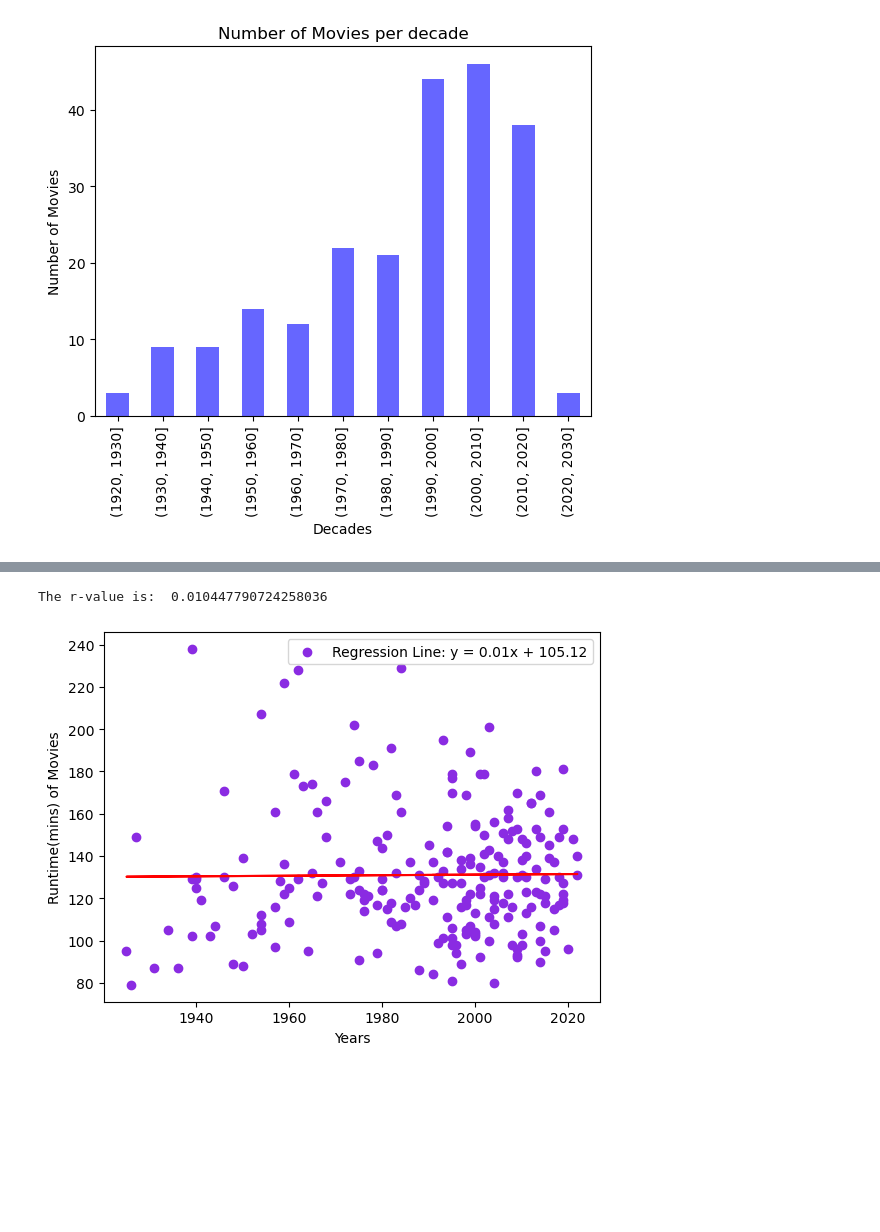
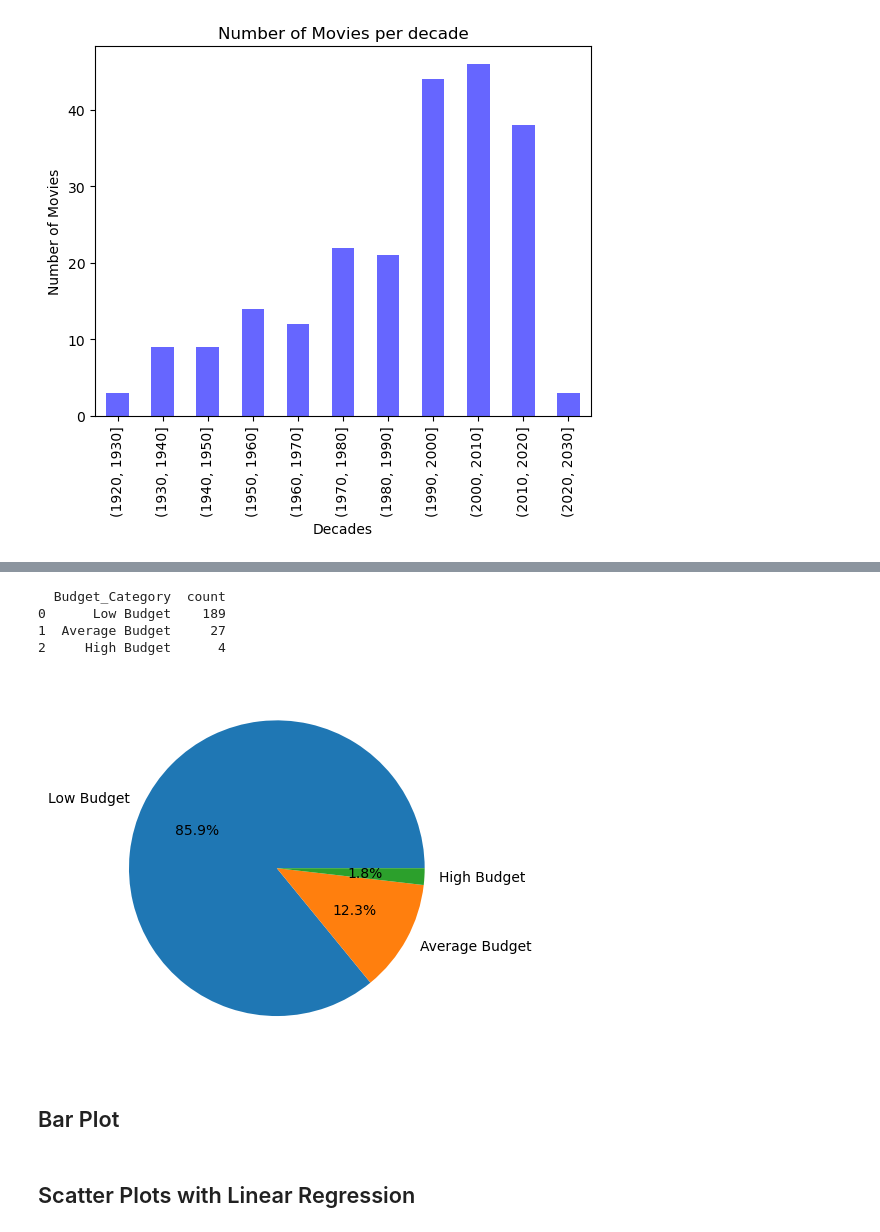
Before and after one commit to Mitajoshi/BC-Project-1, a Jupyter notebook: movie_analysis.ipynb, the cells around one changed output, grey strips where cells are left out. Saved outputs shown, nothing was run; the diff lists cells and outputs as text; code cells hidden in the pictures; blank space fills up the shorter version.

```diff
--- a/movie_analysis.ipynb
+++ b/movie_analysis.ipynb
@@ -542,0 +590,14 @@ y_axis.plot(kind='bar', alpha=0.6, color='blue', title="Number of Movies per dec
+# %%
+# Minimum Budget
+min_budget = movie_list['infl_adj_budget'].min()
+# Average Budget
+avg_budget = movie_list['infl_adj_budget'].mean()
+# Maximum Budget
+max_budget = movie_list['infl_adj_budget'].max()
+diff = (max_budget-min_budget)/3
+# Define the bins and labels
+bins=[min_budget,round(min_budget+diff),round(min_budget+2*diff),round(min_budget+3*diff)]
+labels = ['Low Budget', 'Average Budget', 'High Budget']
+# Cut the 'Budget' column into categories and create a new column 'Budget_Category'
+movie_list['Budget_Category'] = pd.cut(movie_list['infl_adj_budget'], bins=bins, labels=labels)
+movie_list.sample(10)
@@ -542,0 +621,17 @@ y_axis.plot(kind='bar', alpha=0.6, color='blue', title="Number of Movies per dec
+# %%
+# Pie plot showing the distribution of Budget category using pyplot
+budget_distribution = movie_list['Budget_Category'].value_counts().reset_index()
+print(budget_distribution)
+#create y label
+y = [budget_distribution['count'][0],budget_distribution['count'][1],budget_distribution['count'][2]]
+#Show Pie Plot
+plt.pie(y,autopct='%1.1f%%',labels=['Low Budget','Average Budget','High Budget'])
+plt.show()
+# %% [output]
+  Budget_Category  count
+0      Low Budget    189
+1  Average Budget     27
+2     High Budget      4
+[figure, added]
+# %% [markdown]
+## Bar Plot
@@ -543,3 +653,5 @@ y_axis.plot(kind='bar', alpha=0.6, color='blue', title="Number of Movies per dec
+# %% [markdown]
+## Scatter Plots with Linear Regression
 # %%
 # Creating a function for computing linear regression
 def lin_regress(xval, yval, x_label, y_label):
@@ -566,9 +678,6 @@ x_label='Years'
 y_label='Runtime(mins) of Movies'
 
 lin_regress(xval, yval, x_label, y_label)
-# %% [output]
-The r-value is:  0.010447790724258036
-[figure, removed]
 # %%
 # Create a scatter plot for regression analysis: Budget vs. tmdb
 
```
Also changed, not shown: parts of 17 cells of this notebook.
